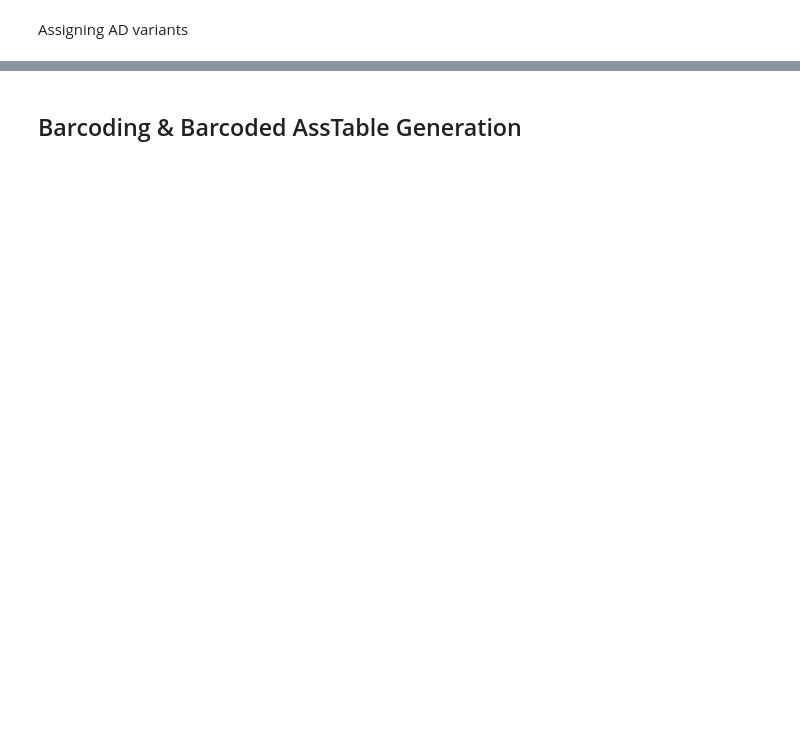
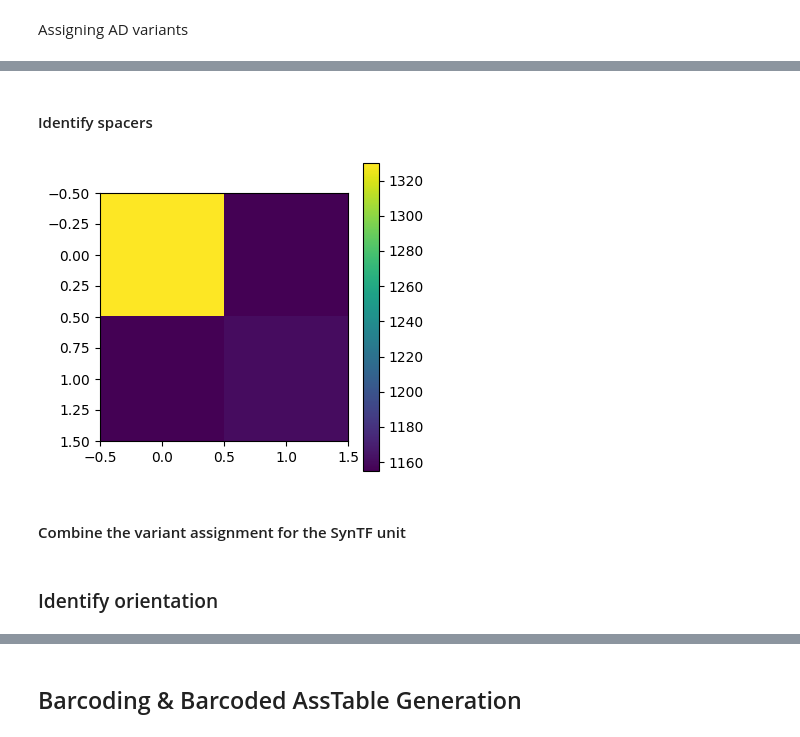
Before and after one commit to cbashorlab/WIMPY, a Jupyter notebook: wimpy_python/example_script_python.ipynb, the cells around one changed output, grey strips where cells are left out. Cells and saved outputs as stored; diff of their text form; code cells hidden in the pictures; blank space fills up the shorter version.

```diff
--- a/wimpy_python/example_script_python.ipynb
+++ b/wimpy_python/example_script_python.ipynb
@@ -35,10 +35,12 @@ minP = ref_seqs['minP']
 mRuby = ref_seqs['mRuby'][200:300]
 BFP = ref_seqs['BFP'][200:300]
 ZF_parts = [ref_seqs['WT'], ref_seqs['C1_WT'], ref_seqs['C1_6x']]
+BS10_1 = ref_seqs['BS10_1']
 
 # reference sequences from excel files
 minP_100k = pd.read_excel(r'../example_ref_sequences/100k_Minimal-Promoters.xlsx')['Sequence'].to_list()
 terminators_100k = pd.read_excel(r'../example_ref_sequences/100k_Terminators.xlsx')['Sequence'].to_list()
+spacers_100k = pd.read_excel(r'../example_ref_sequences/100k_Terminator_spacers.xlsx')['Sequence'].to_list()
 promoters_100k = pd.read_excel(r'../example_ref_sequences/100k-Promoters.xlsx')['Sequence'].to_list()
 ORF_parts = pd.read_excel(r'../example_ref_sequences/100k_ORF-Parts_SynTF.xlsx')['SEQUENCE'].to_list()
 AD_parts, IDR_parts = ORF_parts[0:4], ORF_parts[4:8]
@@ -304,0 +249,24 @@ synTF_variants = np.stack([
+# %% [markdown]
+#### Identify spacers
+# %%
+# Analyze terminators using viscount
+spacer_match_ratios, _, spacer_conf = wp.viscount(
+    tregions_synTF,
+    ref_seqs=spacers_100k,
+    thresh=0.4,
+    tile_len=10,
+    return_confusion_matrix=True,
+    verbose=True
+)
+
+spacer_match_ratios[spacer_match_ratios < 0.2] = 0
+spacer_variants = np.argmax(spacer_match_ratios, axis=1)
+
+plt.figure(figsize=(4, 4))
+plt.imshow(spacer_conf)
+plt.colorbar()
+plt.show()
+# %% [output]
+[figure, added]
+# %% [markdown]
+#### Combine the variant assignment for the SynTF unit
@@ -304,0 +283,2 @@ synTF_variants = np.stack([
+# %% [markdown]
+### Identify orientation
```
Also changed, not shown: parts of 29 cells of this notebook, 4 other files.
